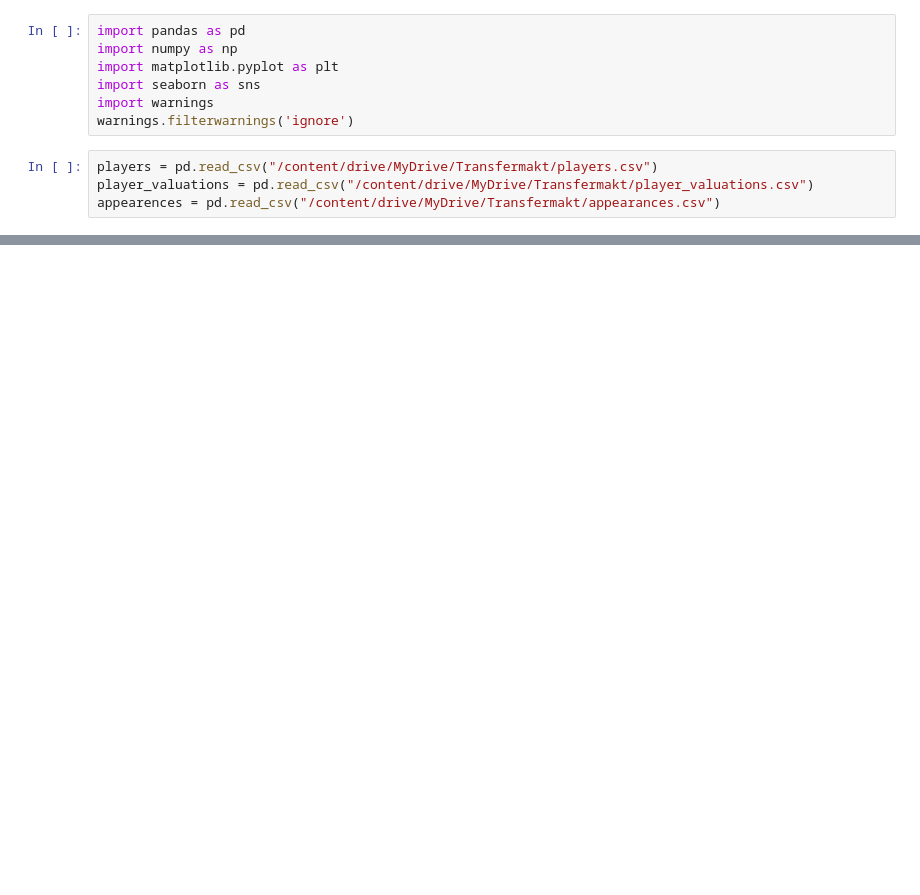
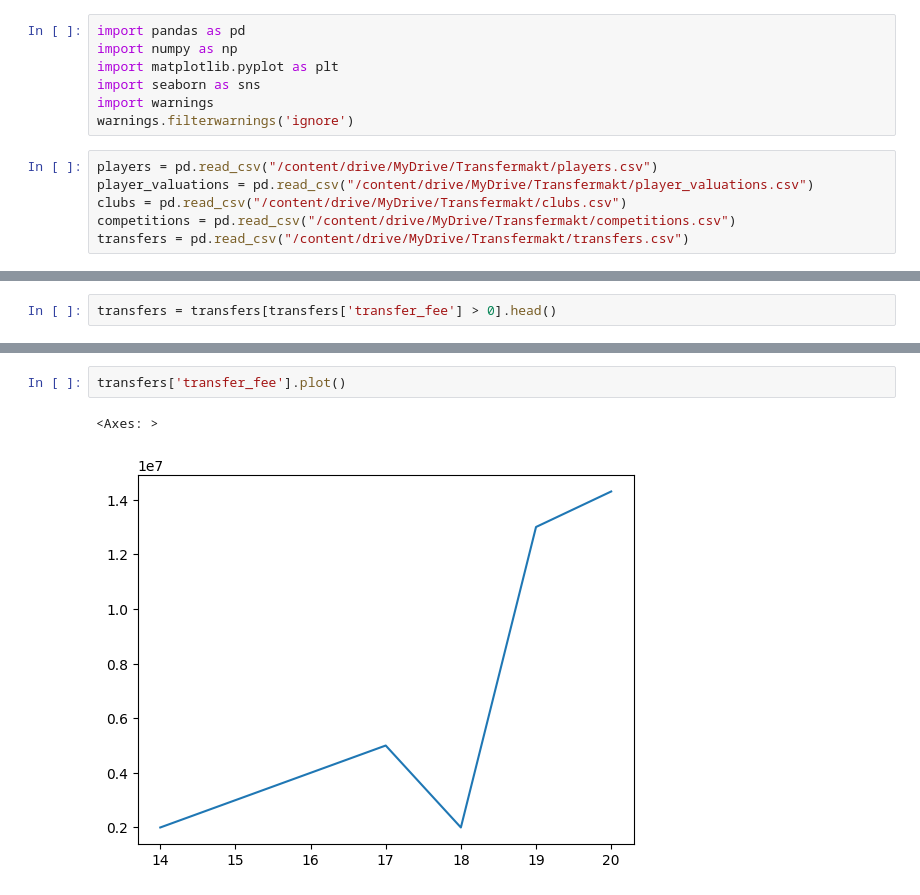
Before and after one commit to hubertsid/undervalued-players-detection, a Jupyter notebook: Transfermarkt.ipynb, the cells around one changed output, grey strips where cells are left out. Saved outputs shown, nothing was run; the diff lists cells and outputs as text; blank space fills up the shorter version.

```diff
--- a/Transfermarkt.ipynb
+++ b/Transfermarkt.ipynb
@@ -8,4 +8,6 @@ warnings.filterwarnings('ignore')
 # %%
 players = pd.read_csv("/content/drive/MyDrive/Transfermakt/players.csv")
 player_valuations = pd.read_csv("/content/drive/MyDrive/Transfermakt/player_valuations.csv")
-appearences = pd.read_csv("/content/drive/MyDrive/Transfermakt/appearances.csv")
+clubs = pd.read_csv("/content/drive/MyDrive/Transfermakt/clubs.csv")
+competitions = pd.read_csv("/content/drive/MyDrive/Transfermakt/competitions.csv")
+transfers = pd.read_csv("/content/drive/MyDrive/Transfermakt/transfers.csv")
@@ -238,0 +14,2 @@ plt.show()
+# %%
+transfers = transfers[transfers['transfer_fee'] > 0].head()
@@ -238,0 +28,5 @@ plt.show()
+# %%
+transfers['transfer_fee'].plot()
+# %% [output]
+<Axes: >
+[figure, added]
```
Also changed, not shown: parts of 20 cells of this notebook.
